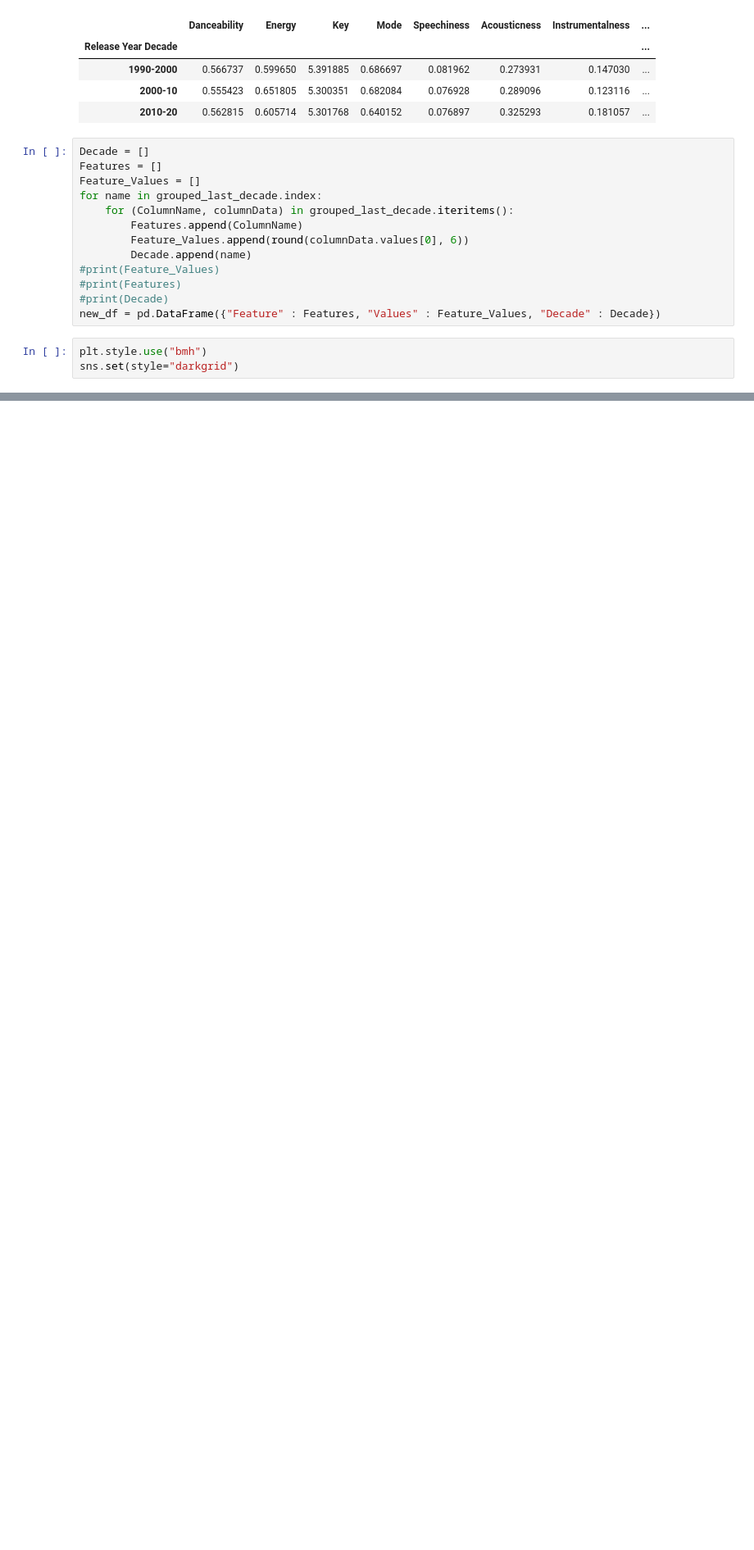
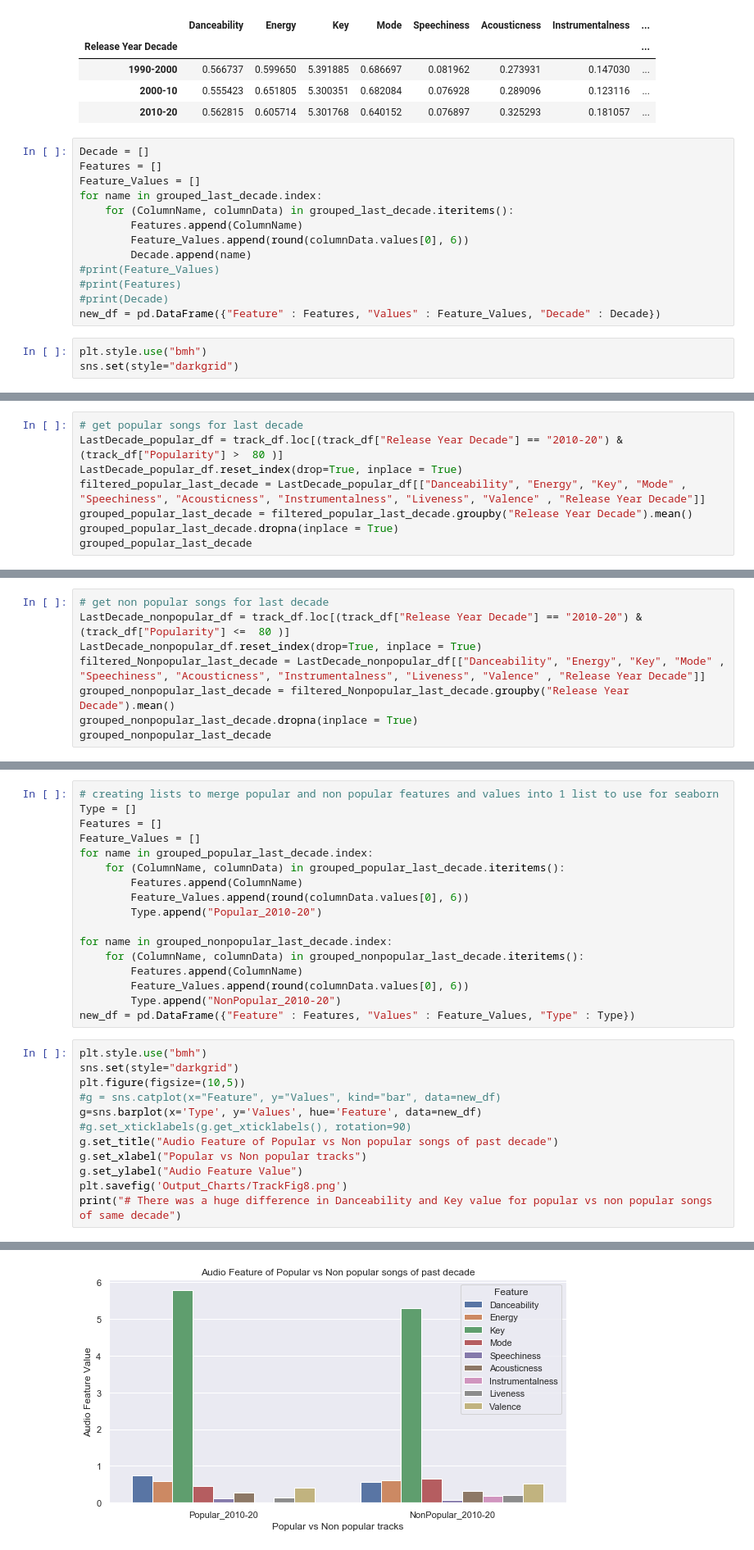
Before and after one commit to LievoisT/DataProject-Spotify, a Jupyter notebook: TrackDataAnalysis.ipynb, the cells around one changed output, grey strips where cells are left out. Shown: that part at 82% size. Drawn from its saved outputs; the diff is of its cells as text; blank space fills up the shorter version.

Commit message:
Added 2 new bar plots to compare audit feature of popular vs non popular songs of last few decades

```diff
--- a/TrackDataAnalysis.ipynb
+++ b/TrackDataAnalysis.ipynb
@@ -312,0 +332,8 @@ plt.savefig('Output_Charts/TrackFig7.png')
+# %%
+# get popular songs for last decade
+LastDecade_popular_df = track_df.loc[(track_df["Release Year Decade"] == "2010-20") & (track_df["Popularity"] >  80 )]
+LastDecade_popular_df.reset_index(drop=True, inplace = True)
+filtered_popular_last_decade = LastDecade_popular_df[["Danceability", "Energy", "Key", "Mode" , "Speechiness", "Acousticness", "Instrumentalness", "Liveness", "Valence" , "Release Year Decade"]]
+grouped_popular_last_decade = filtered_popular_last_decade.groupby("Release Year Decade").mean()
+grouped_popular_last_decade.dropna(inplace = True)
+grouped_popular_last_decade
@@ -312,0 +344,8 @@ plt.savefig('Output_Charts/TrackFig7.png')
+# %%
+# get non popular songs for last decade
+LastDecade_nonpopular_df = track_df.loc[(track_df["Release Year Decade"] == "2010-20") & (track_df["Popularity"] <=  80 )]
+LastDecade_nonpopular_df.reset_index(drop=True, inplace = True)
+filtered_Nonpopular_last_decade = LastDecade_nonpopular_df[["Danceability", "Energy", "Key", "Mode" , "Speechiness", "Acousticness", "Instrumentalness", "Liveness", "Valence" , "Release Year Decade"]]
+grouped_nonpopular_last_decade = filtered_Nonpopular_last_decade.groupby("Release Year Decade").mean()
+grouped_nonpopular_last_decade.dropna(inplace = True)
+grouped_nonpopular_last_decade
@@ -312,0 +356,30 @@ plt.savefig('Output_Charts/TrackFig7.png')
+# %%
+# creating lists to merge popular and non popular features and values into 1 list to use for seaborn
+Type = []
+Features = []
+Feature_Values = []
+for name in grouped_popular_last_decade.index:
+    for (ColumnName, columnData) in grouped_popular_last_decade.iteritems():
+        Features.append(ColumnName)
+        Feature_Values.append(round(columnData.values[0], 6))
+        Type.append("Popular_2010-20")
+
+for name in grouped_nonpopular_last_decade.index:
+    for (ColumnName, columnData) in grouped_nonpopular_last_decade.iteritems():
+        Features.append(ColumnName)
+        Feature_Values.append(round(columnData.values[0], 6))
+        Type.append("NonPopular_2010-20")
+new_df = pd.DataFrame({"Feature" : Features, "Values" : Feature_Values, "Type" : Type})
+# %%
+plt.style.use("bmh")
+sns.set(style="darkgrid")
+plt.figure(figsize=(10,5))
+#g = sns.catplot(x="Feature", y="Values", kind="bar", data=new_df)
+g=sns.barplot(x='Type', y='Values', hue='Feature', data=new_df)
+#g.set_xticklabels(g.get_xticklabels(), rotation=90)
+g.set_title("Audio Feature of Popular vs Non popular songs of past decade")
+g.set_xlabel("Popular vs Non popular tracks")
+g.set_ylabel("Audio Feature Value")
+plt.savefig('Output_Charts/TrackFig8.png')
+print("# There was a huge difference in Danceability and Key value for popular vs non popular songs of same decade")
+# %% [output]
@@ -312,0 +387 @@ plt.savefig('Output_Charts/TrackFig7.png')
+[figure, added]
```
Also changed, not shown: parts of 31 cells of this notebook, 5 other files.
